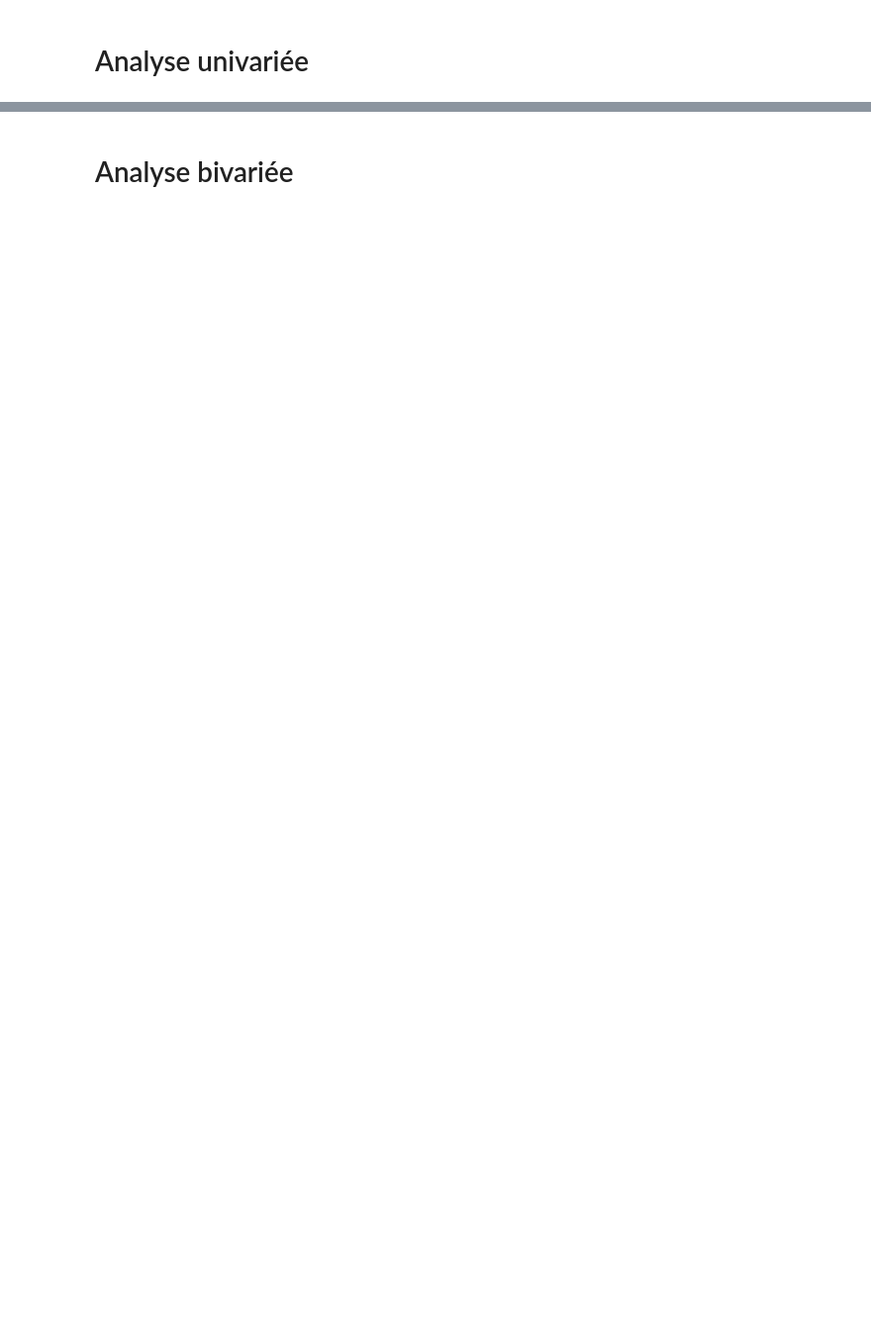
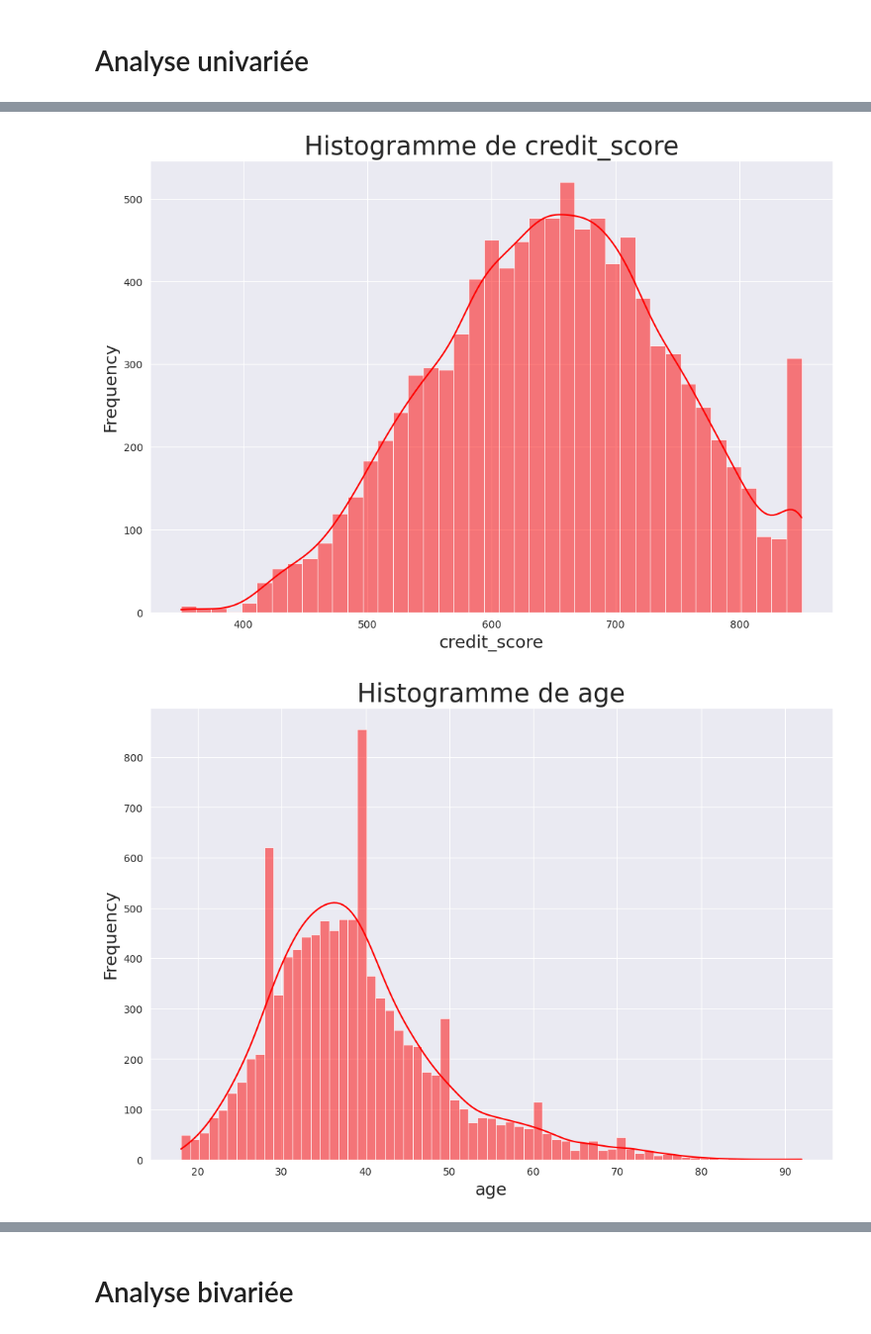
Before and after one commit to swanAI/Churn_bank_docker_pymongo, a Jupyter notebook: notebooks/Churn_analyse.ipynb, the cells around one changed output, grey strips where cells are left out. Shown at 99% size. Saved outputs shown, nothing was run; the diff lists cells and outputs as text; code cells hidden in the pictures; blank space fills up the shorter version.

```diff
--- a/notebooks/Churn_analyse.ipynb
+++ b/notebooks/Churn_analyse.ipynb
@@ -320,0 +530,7 @@ for col in li_object:
+# %%
+# afficher les variables numériques avec histplot
+for col in li_number:
+    Univariate_viz.num_hist_plot(col)
+# %% [output]
+[figure, added]
+[figure, added]
```
Also changed, not shown: parts of 39 cells of this notebook.
